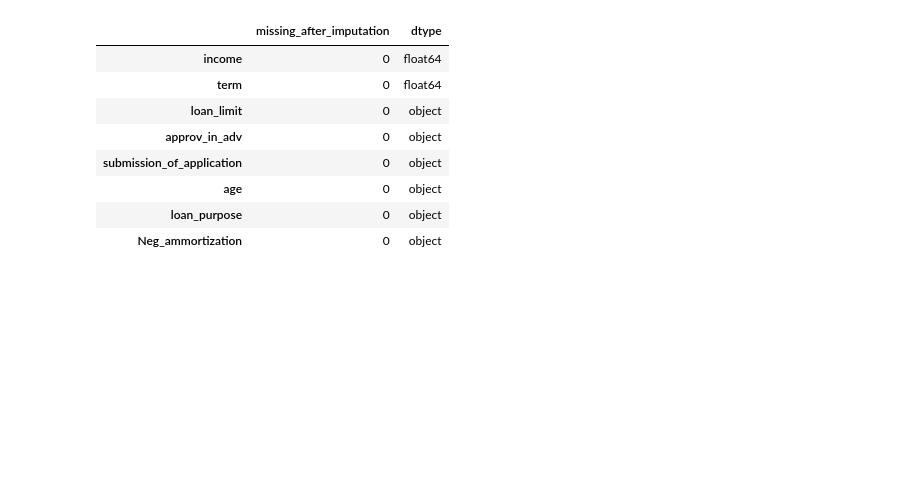
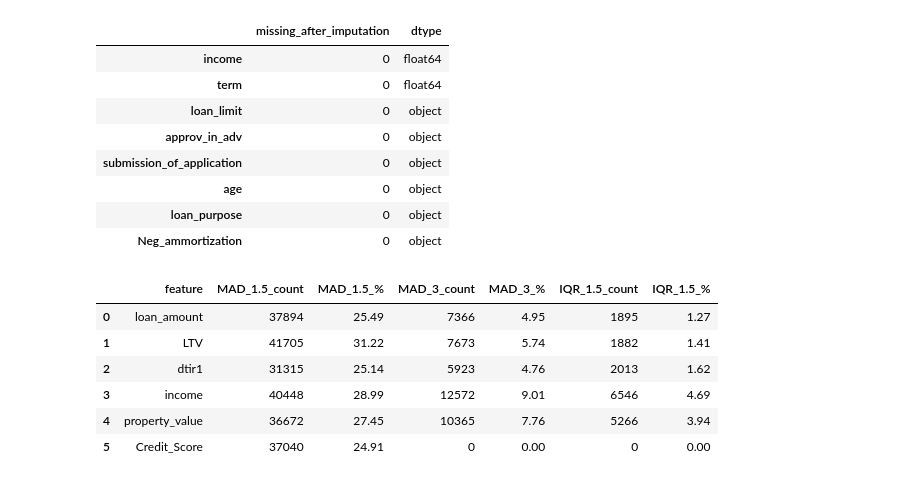
Before and after one commit to mircea-troc/loan-default-prediction, a Jupyter notebook: notebooks/02_data_preparation.ipynb, the cells around one changed output. Cells and saved outputs as stored; diff of their text form; code cells hidden in the pictures; blank space fills up the shorter version.

```diff
--- a/notebooks/02_data_preparation.ipynb
+++ b/notebooks/02_data_preparation.ipynb
@@ -283,0 +297,51 @@ pd.DataFrame({
+# %%
+outlier_summary = []
+
+for col in pairplot_vars:
+    series = df[col].dropna()
+
+    # --- MAD 1.5 ---
+    mad_1_5_mask = mad_outliers(series, thresh=1.5)
+    mad_1_5_count = mad_1_5_mask.sum()
+    mad_1_5_pct = round(mad_1_5_count / len(series) * 100, 2)
+
+    # --- MAD 3 ---
+    mad_3_mask = mad_outliers(series, thresh=3)
+    mad_3_count = mad_3_mask.sum()
+    mad_3_pct = round(mad_3_count / len(series) * 100, 2)
+
+    # --- IQR 1.5 ---
+    Q1 = series.quantile(0.25)
+    Q3 = series.quantile(0.75)
+    IQR = Q3 - Q1
+    lower = Q1 - 1.5 * IQR
+    upper = Q3 + 1.5 * IQR
+
+    iqr_mask = (series < lower) | (series > upper)
+    iqr_count = iqr_mask.sum()
+    iqr_pct = round(iqr_count / len(series) * 100, 2)
+
+    # Store everything together
+    outlier_summary.append({
+        "feature": col,
+
+        "MAD_1.5_count": mad_1_5_count,
+        "MAD_1.5_%": mad_1_5_pct,
+
+        "MAD_3_count": mad_3_count,
+        "MAD_3_%": mad_3_pct,
+
+        "IQR_1.5_count": iqr_count,
+        "IQR_1.5_%": iqr_pct
+    })
+# %%
+outlier_summary_df = pd.DataFrame(outlier_summary)
+outlier_summary_df
+# %% [output]
+|  | feature | MAD_1.5_count | MAD_1.5_% | MAD_3_count | MAD_3_% | IQR_1.5_count | IQR_1.5_% |
+| 0 | loan_amount | 37894 | 25.49 | 7366 | 4.95 | 1895 | 1.27 |
+| 1 | LTV | 41705 | 31.22 | 7673 | 5.74 | 1882 | 1.41 |
+| 2 | dtir1 | 31315 | 25.14 | 5923 | 4.76 | 2013 | 1.62 |
+| 3 | income | 40448 | 28.99 | 12572 | 9.01 | 6546 | 4.69 |
+| 4 | property_value | 36672 | 27.45 | 10365 | 7.76 | 5266 | 3.94 |
+| 5 | Credit_Score | 37040 | 24.91 | 0 | 0.00 | 0 | 0.00 |
```
Also changed, not shown: parts of 2 cells of this notebook, 1 other file.
